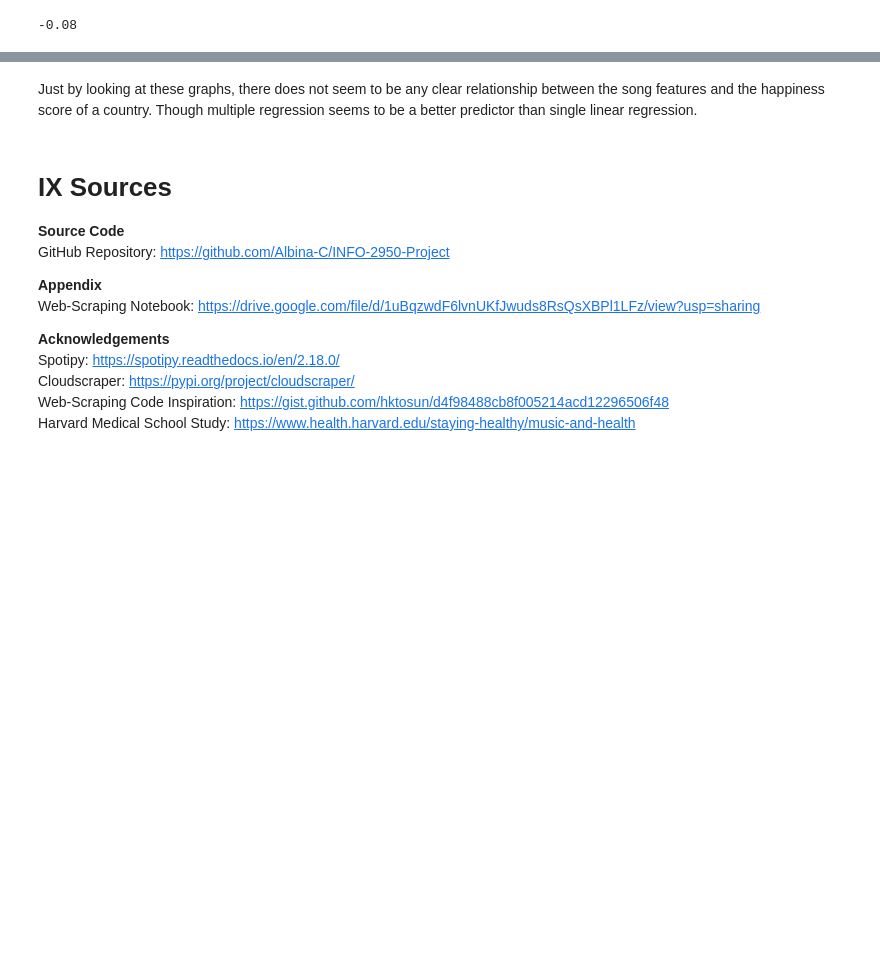
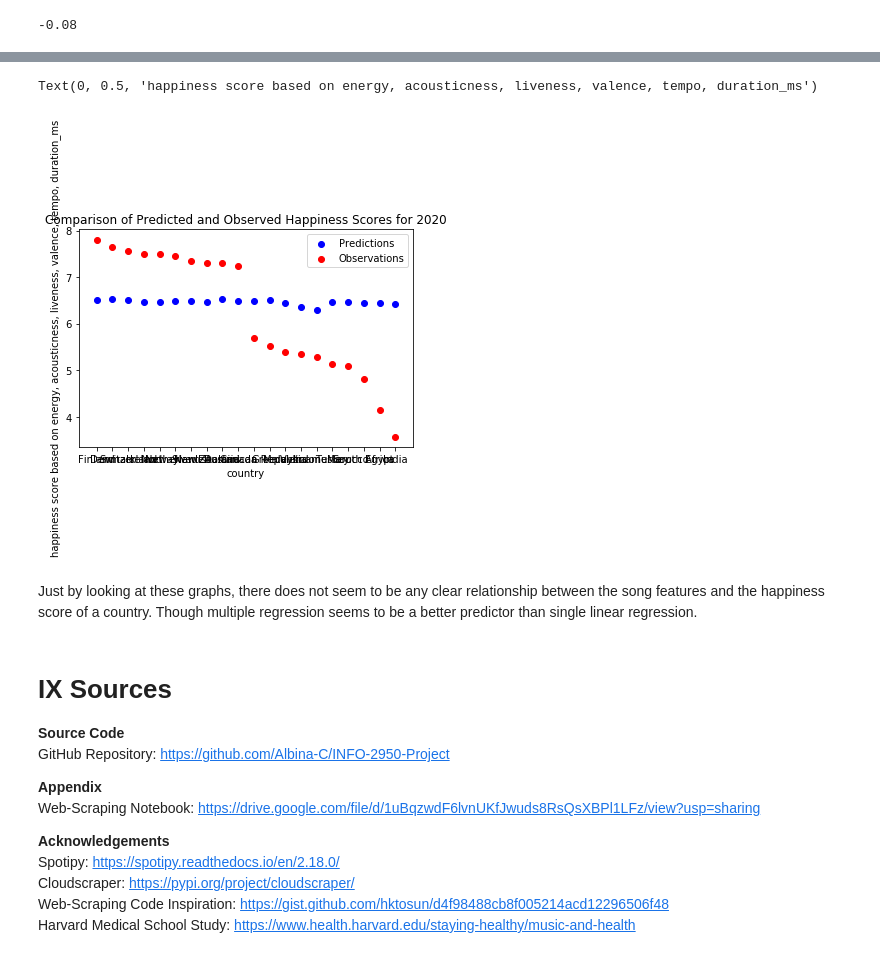
Before and after one commit to Albina-C/INFO-2950-Project, a Jupyter notebook: PROJ 2950.ipynb, the cells around one changed output, grey strips where cells are left out. Cells and saved outputs as stored; diff of their text form; code cells hidden in the pictures; blank space fills up the shorter version.

```diff
--- a/PROJ 2950.ipynb
+++ b/PROJ 2950.ipynb
@@ -964,10 +874,10 @@ Above, we compare the coefficient of determination for all of the single-variabl
 We will now see if this pattern continues for the multivariable models.
 # %%
 multi_lin_model=lr()
-multi_lin_model.fit(finalsongs2019nooutlier[['energy', 'acousticness', 'liveness', 'valence', 'tempo', 'duration_ms']],finalsongs2019nooutlier['happiness_score'])
+multi_lin_model.fit(finalsongs2019nooutlier[['danceability','energy', 'acousticness', 'liveness', 'valence', 'tempo', 'duration_ms']],finalsongs2019nooutlier['happiness_score'])
 
-for x, feature in enumerate(['energy', 'acousticness', 'liveness', 'valence', 'tempo', 'duration_ms']):
+for x, feature in enumerate(['danceability','energy', 'acousticness', 'liveness', 'valence', 'tempo', 'duration_ms']):
     print('{} coefficient: {:.2f}'.format(feature, multi_lin_model.coef_[x]))
 
-print('r^2 of the model: '+str(round((multi_lin_model.score(finalsongs2019nooutlier[['energy', 'acousticness', 'liveness', 'valence', 'tempo', 'duration_ms']],finalsongs2019nooutlier['happiness_score'])),2)))
+print('r^2 of the model: '+str(round((multi_lin_model.score(finalsongs2019nooutlier[['danceability','energy', 'acousticness', 'liveness', 'valence', 'tempo', 'duration_ms']],finalsongs2019nooutlier['happiness_score'])),2)))
 # %% [output]
@@ -981,16 +897,13 @@ r^2 of the model: 0.04
 # %%
 clist=pd.unique(finalsongs2020.country)
-# multhap=pd.DataFrame()
 
 mult_pred_happy=[]
 for country in clist:
     country_pred=finalsongs2020[finalsongs2020['country']==country]
     mean_scores=pd.DataFrame(country_pred.mean()).T
-    mult_pred=multi_lin_model.predict(mean_scores[['energy', 'acousticness', 'liveness', 'valence', 'tempo', 'duration_ms']])
+    mult_pred=multi_lin_model.predict(mean_scores[['danceability','energy', 'acousticness', 'liveness', 'valence', 'tempo', 'duration_ms']])
     mult_pred_happy.append(mult_pred[0])
-    coeff=round(multi_lin_model.score(finalsongs2020[['energy', 'acousticness', 'liveness', 'valence', 'tempo', 'duration_ms']],finalsongs2020['happiness_score']),2)
-# multhap['country']=clist
-# multhap['pred_happiness_score']=mult_pred_happy
+    coeff=round(multi_lin_model.score(finalsongs2020[['danceability','energy', 'acousticness', 'liveness', 'valence', 'tempo', 'duration_ms']],finalsongs2020['happiness_score']),2)
 # %%
 coeff
 # %% [output]
@@ -1005,3 +938,14 @@ multhap
+# %%
+plt.scatter(multhap['country'],multhap['pred_happiness_score'],c='blue', label='Predictions')
+plt.scatter(multhap['country'],multhap['obs_happiness_score'],c='red', label='Observations')
+plt.legend()
+plt.title('Comparison of Predicted and Observed Happiness Scores for 2020')
+plt.xlabel('country')
+plt.ylabel('happiness score based on energy, acousticness, liveness, valence, tempo, duration_ms')
+# plt.tight_layout()
+# %% [output]
+Text(0, 0.5, 'happiness score based on energy, acousticness, liveness, valence, tempo, duration_ms')
+[figure, added]
 # %% [markdown]
 Just by looking at these graphs, there does not seem to be any clear relationship between the song features and the happiness score of a country. Though multiple regression seems to be a better predictor than single linear regression.
 # %% [markdown]
```
Also changed, not shown: parts of 60 cells of this notebook, 1 other file.
